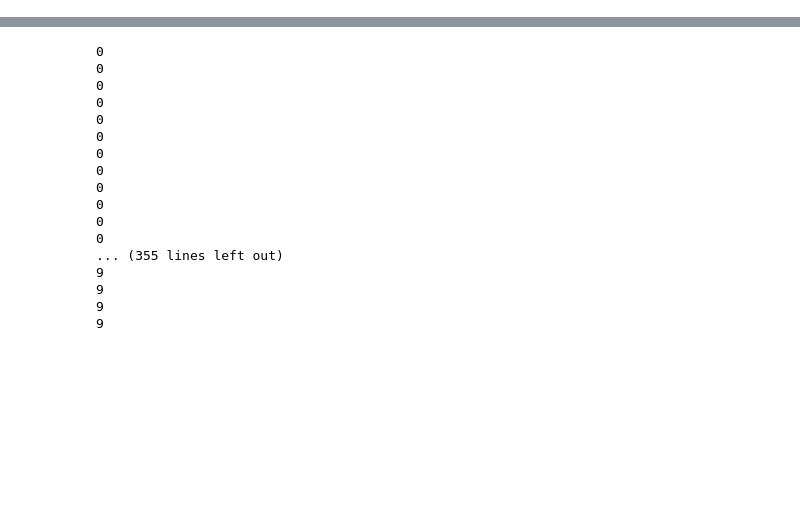
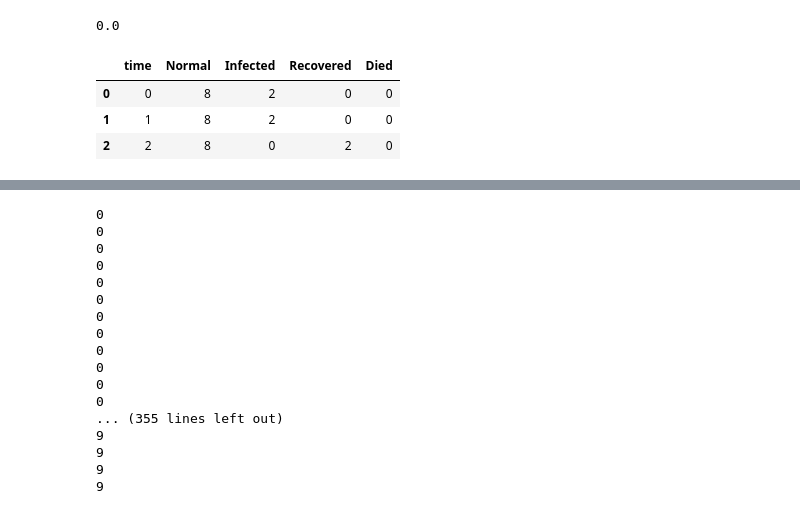
Before and after one commit to MahdiShahrabi/COVID19-Simulation, a Jupyter notebook: Time Dimension/Time_Simulation.ipynb, the cells around one changed output, grey strips where cells are left out. Cells and saved outputs as stored; diff of their text form; code cells hidden in the pictures; blank space fills up the shorter version.

```diff
--- a/Time Dimension/Time_Simulation.ipynb
+++ b/Time Dimension/Time_Simulation.ipynb
@@ -305,6 +331,18 @@ def Simulate_Time (Graph,Maximum_Time=100,Seasons=[50,100,150,200],P_seasons = [
 # %%
 n = 10
 d = 4
 G_Erdos = nx.erdos_renyi_graph(n,d/n)
 edge_weight = dict(zip(G_Erdos.edges(),[0.4 for x in range(len(G_Erdos.edges()))]))
 nx.set_edge_attributes(G_Erdos,edge_weight,'weight')
+
+a = Simulate_Time (deepcopy(G_Erdos),Maximum_Time=100,Seasons=[1,2,3,1000],P_seasons = [1,1,1,1],
+                   Seeds = [0,1], n_dr=1, q_die=0.2, n_s=1, q_s=0.1,
+                   pnt_cond=False, how='Transmission',network_update = True)
+a[2]
+a[0]
+# %% [output]
+0.0
+|  | time | Normal | Infected | Recovered | Died |
+| 0 | 0 | 8 | 2 | 0 | 0 |
+| 1 | 1 | 8 | 2 | 0 | 0 |
+| 2 | 2 | 8 | 0 | 2 | 0 |
```
Also changed, not shown: parts of 8 cells of this notebook.
